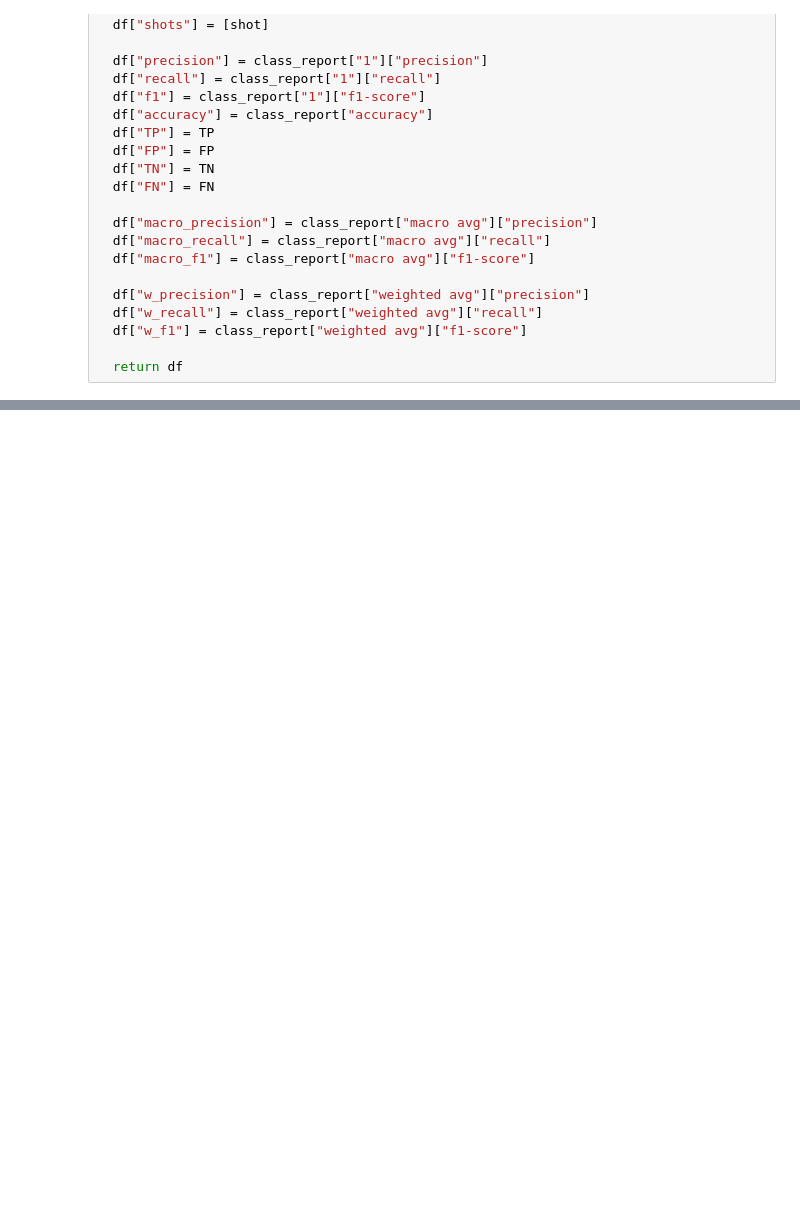
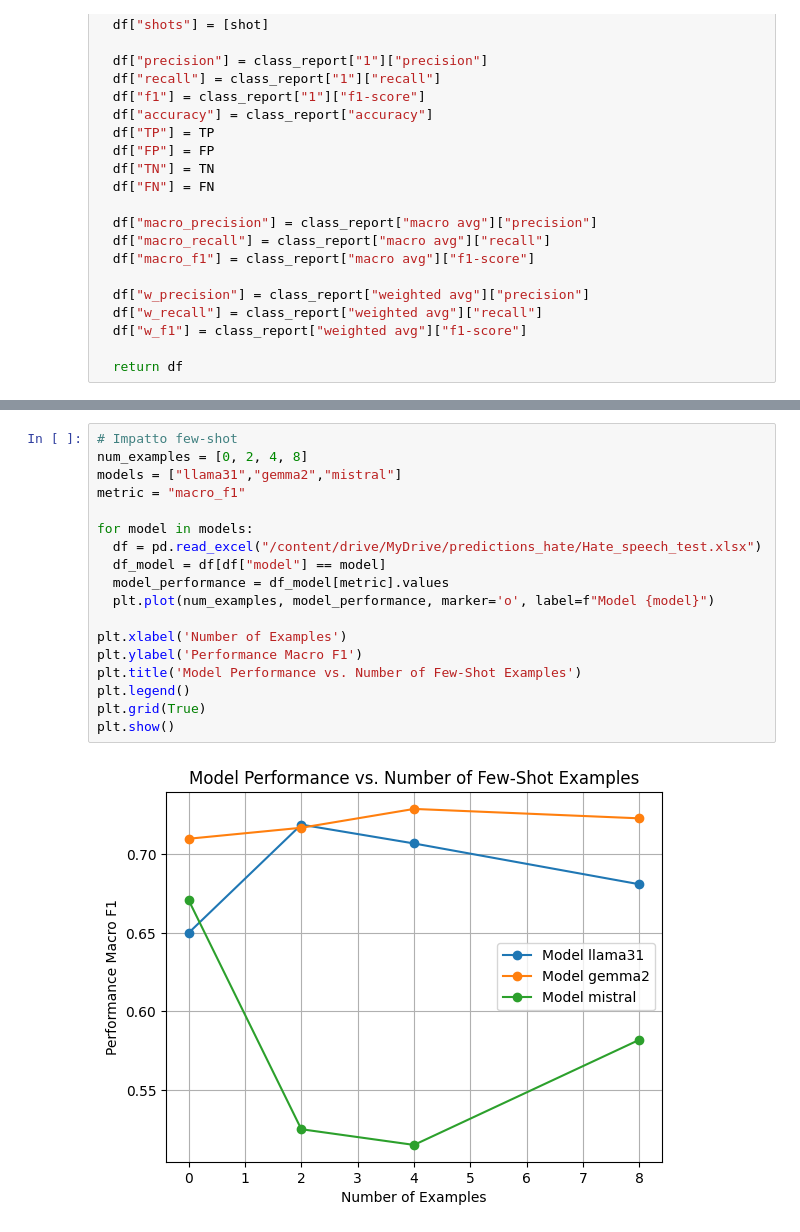
Before and after one commit to divadde/agentic_rag, a Jupyter notebook: hate_speech.ipynb, the cells around one changed output, grey strips where cells are left out. Saved outputs shown, nothing was run; the diff lists cells and outputs as text; blank space fills up the shorter version.

```diff
--- a/hate_speech.ipynb
+++ b/hate_speech.ipynb
@@ -541,0 +547,20 @@ results.round(3).to_excel(excel_file, index=False, engine='openpyxl')
+# %%
+# Impatto few-shot
+num_examples = [0, 2, 4, 8]
+models = ["llama31","gemma2","mistral"]
+metric = "macro_f1"
+
+for model in models:
+  df = pd.read_excel("/content/drive/MyDrive/predictions_hate/Hate_speech_test.xlsx")
+  df_model = df[df["model"] == model]
+  model_performance = df_model[metric].values
+  plt.plot(num_examples, model_performance, marker='o', label=f"Model {model}")
+
+plt.xlabel('Number of Examples')
+plt.ylabel('Performance Macro F1')
+plt.title('Model Performance vs. Number of Few-Shot Examples')
+plt.legend()
+plt.grid(True)
+plt.show()
+# %% [output]
+[figure, added]
```
Also changed, not shown: parts of 4 cells of this notebook, 1 other file.
